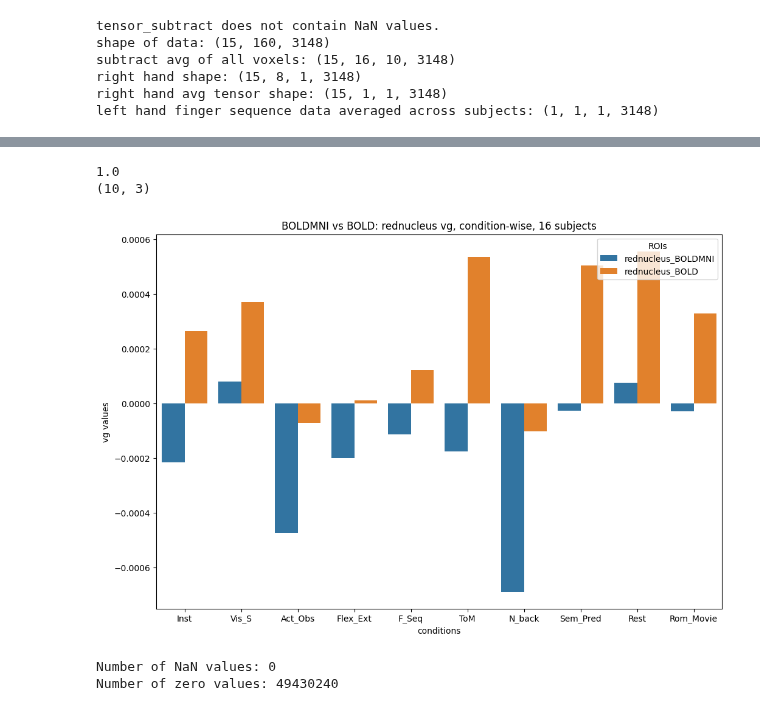
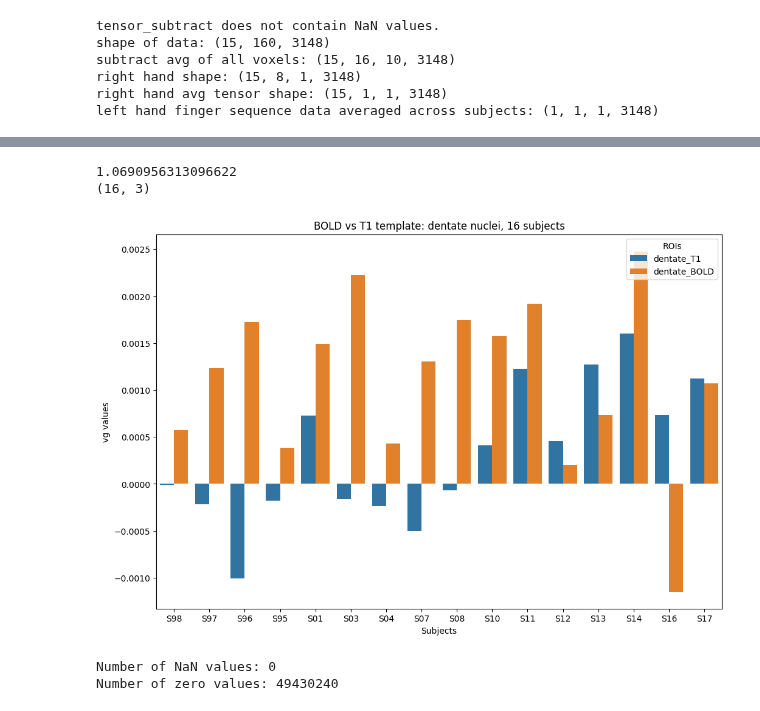
Before and after one commit to DiedrichsenLab/Pontine7T, a Jupyter notebook: notebooks/plots_decomp_var.ipynb, the cells around one changed output, grey strips where cells are left out. Cells and saved outputs as stored; diff of their text form; code cells hidden in the pictures.

Commit message:
fixed pontine data for dentate map

```diff
--- a/notebooks/plots_decomp_var.ipynb
+++ b/notebooks/plots_decomp_var.ipynb
@@ -1146,7 +1140,7 @@ tensor_subtract does not contain NaN values.
 # %%
 #dentate data BOLD
 
-flat_data = decomposing_variances.get_structure_data(structure='rednucleus', data_dir='/Volumes/diedrichsen_data$/data/Cerebellum/Pontine7T/RegionOfInterest_BOLDMNI/data/group')
+flat_data = decomposing_variances.get_structure_data(structure='dentate', data_dir='/Volumes/diedrichsen_data$/data/Cerebellum/Pontine7T/RegionOfInterest_BOLDMNI/data/group')
 
 cond_vec = numpy.tile(numpy.arange(1,11),16)
 
@@ -1168,9 +1162,10 @@ print(tensor_mean_subtr_no_inst_d.shape)
 
  #removing avg of all voxels + check to ensure no nans
 
-tensor_avg_cond = tensor_no_nans.mean(axis=3, keepdims=1) #this is the mean activity pattern
 
-BOLD_tensor_mean_subtract_d = tensor_no_nans - tensor_avg_cond
+tensor_avg_cond = tensor_mean_subtr_no_inst_d.mean(axis=3, keepdims=1) #this is the mean activity pattern
+
+BOLD_tensor_mean_subtract_d = tensor_mean_subtr_no_inst_d - tensor_avg_cond
 
 has_nans = numpy.isnan(BOLD_tensor_mean_subtract_d).any()
 
@@ -1228,54 +1206,54 @@ tensor_subtract does not contain NaN values.
 
 #options are: global, subject_wise, condition_wise
 
-variances_r_boldmni= decompose_pattern_into_group_indiv_noise(BOLD_tensor_mean_subtract_d, criterion='condition_wise')
-variances_r_bold= decompose_pattern_into_group_indiv_noise(tensor_mean_subtract_r, criterion='condition_wise')
+variances_r_boldmni= decompose_pattern_into_group_indiv_noise(BOLD_tensor_mean_subtract_d, criterion='subject_wise')
+variances_r_suit= decompose_pattern_into_group_indiv_noise(SUIT_tensor_mean_subtract_d, criterion='subject_wise')
 # %%
 import pandas as pd
 
 # Assuming variances_d, variances_p, variances_o, variances_r are defined
 
-var_d_bold_norm = numpy.zeros((10,3)) #(10,3) means 10 rows, 3 variances; (1,3) means 1 row, 3 variances, etc
-var_d_boldmni_norm = numpy.zeros((10,3))
+var_d_boldmni_norm = numpy.zeros((16,3)) #(10,3) means 10 rows, 3 variances; (1,3) means 1 row, 3 variances, etc
+var_d_suit_norm = numpy.zeros((16,3))
 
 
-for i in range(10): #number of rows
-    row_sum_d = numpy.sum(variances_r_bold[i])
-    var_d_bold_norm[i] = variances_r_bold[i]/row_sum_d
+for i in range(16): #number of rows
+    row_sum_d = numpy.sum(variances_r_boldmni[i])
+    var_d_suit_norm[i] = variances_r_suit[i]/row_sum_d
 
     row_sum_d2 = numpy.sum(variances_r_boldmni[i])
     var_d_boldmni_norm[i] = variances_r_boldmni[i]/row_sum_d2
 
-print(var_d_bold_norm[0][0] + var_d_bold_norm[0][1] + var_d_bold_norm[0][2])
+print(var_d_suit_norm[0][0] + var_d_suit_norm[0][1] + var_d_suit_norm[0][2])
 
-print(var_d_bold_norm.shape)
+print(var_d_suit_norm.shape)
 # %% [output]
-1.0
-(10, 3)
+1.0690956313096622
+(16, 3)
 # %%
 # plot variances per roi (each variance separately: vg (0), vs (1), ve(2)), mean subtracted, for condition or for subject
 data = {
-    #'Subjects': ['S98', 'S97', 'S96', 'S95', 'S01', 'S03','S04','S07','S08','S10', 'S11', 'S12', 'S13', 'S14', 'S16', 'S17'],
-    'conditions': ["Inst", "Vis_S", "Act_Obs", "Flex_Ext", "F_Seq", "ToM", "N_back", "Sem_Pred", "Rest", "Rom_Movie"],
-    'rednucleus_BOLDMNI': var_d_boldmni_norm[:,0],
-    'rednucleus_BOLD': var_d_bold_norm[:,0],
+    'Subjects': ['S98', 'S97', 'S96', 'S95', 'S01', 'S03','S04','S07','S08','S10', 'S11', 'S12', 'S13', 'S14', 'S16', 'S17'],
+    #'conditions': ["Inst", "Vis_S", "Act_Obs", "Flex_Ext", "F_Seq", "ToM", "N_back", "Sem_Pred", "Rest", "Rom_Movie"],
+    'dentate_T1': var_d_suit_norm[:,0],
+    'dentate_BOLD': var_d_boldmni_norm[:,0],
 }
 
 
 df = pandas.DataFrame(data)
 
 #seaborn process
-df_melted = pandas.melt(df, id_vars=['conditions'], var_name='Variance', value_name='Value')
+df_melted = pandas.melt(df, id_vars=['Subjects'], var_name='Variance', value_name='Value')
 
 plt.figure(figsize=(12, 8))
-sns.barplot(x='conditions', y='Value', hue='Variance', data=df_melted)
-plt.xlabel('conditions')
+sns.barplot(x='Subjects', y='Value', hue='Variance', data=df_melted)
+plt.xlabel('Subjects')
 plt.ylabel('vg values')
-plt.title('BOLDMNI vs BOLD: rednucleus vg, condition-wise, 16 subjects')
+plt.title('BOLD vs T1 template: dentate nuclei, 16 subjects')
 plt.legend(title='ROIs', loc='upper right')
 plt.show()
 # %% [output]
-[figure, old version]
+[figure, new version]
 # %%
 #checking number of nans in data
 
```
Also changed, not shown: parts of 4 cells of this notebook, 2 other files.
